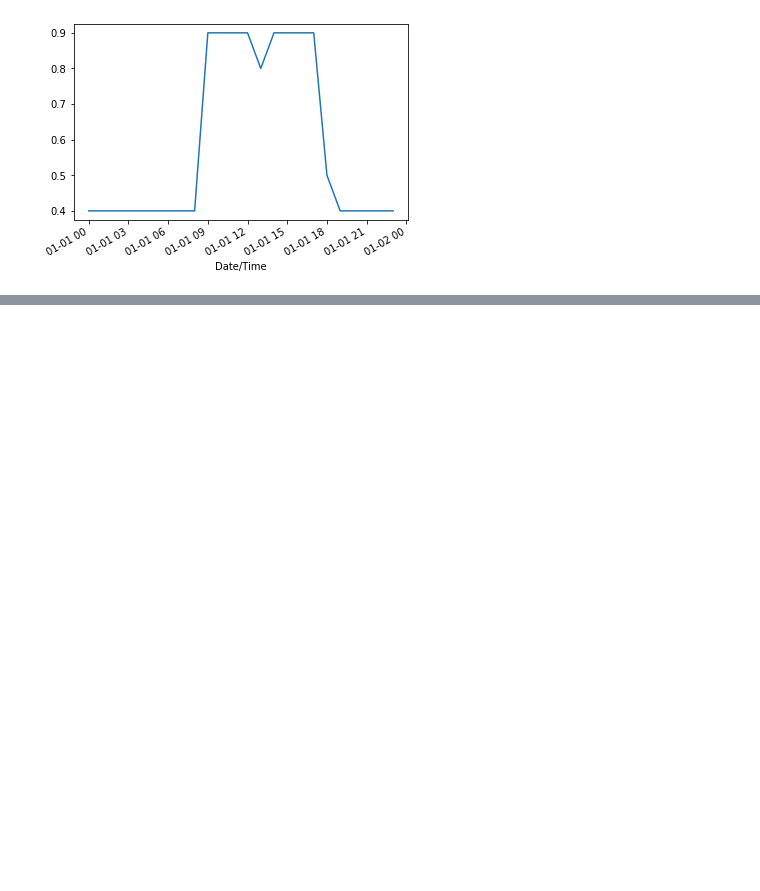
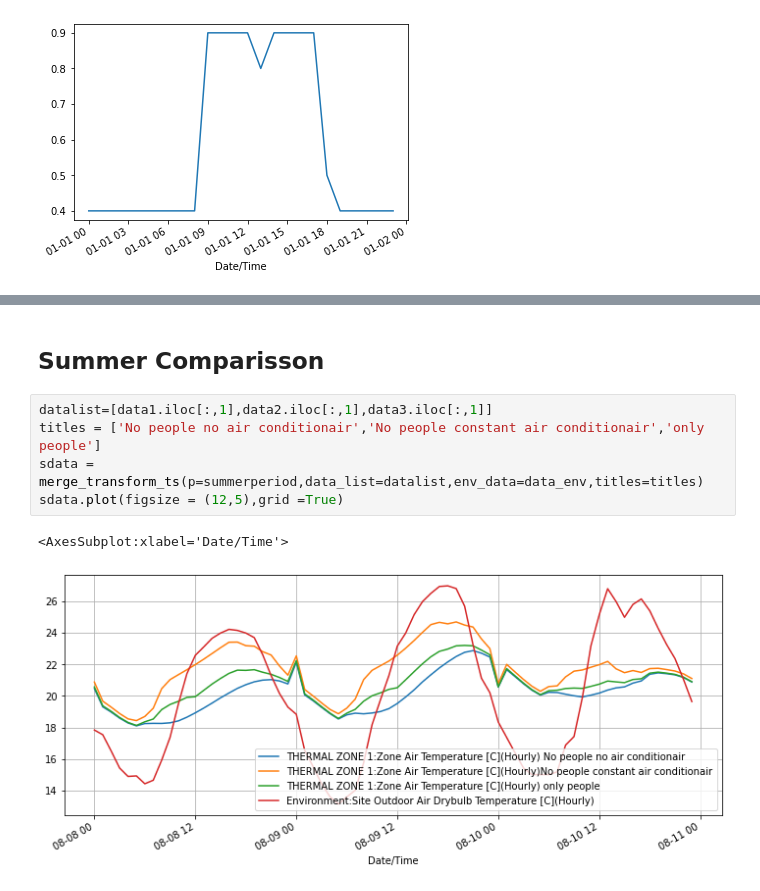
Before and after one commit to paulavmf/eppyProject, a Jupyter notebook: TemoeratureStudyplots.ipynb, the cells around one changed output, grey strips where cells are left out. Drawn from its saved outputs; the diff is of its cells as text; blank space fills up the shorter version.

```diff
--- a/TemoeratureStudyplots.ipynb
+++ b/TemoeratureStudyplots.ipynb
@@ -463,0 +200,10 @@ NameError: name 'ax' is not defined
+# %% [markdown]
+## Summer Comparisson
+# %%
+datalist=[data1.iloc[:,1],data2.iloc[:,1],data3.iloc[:,1]]
+titles = ['No people no air conditionair','No people constant air conditionair','only people']
+sdata = merge_transform_ts(p=summerperiod,data_list=datalist,env_data=data_env,titles=titles)
+sdata.plot(figsize = (12,5),grid =True)
+# %% [output]
+<AxesSubplot:xlabel='Date/Time'>
+[figure, added]
```
Also changed, not shown: parts of 40 cells of this notebook, 1 other file.
